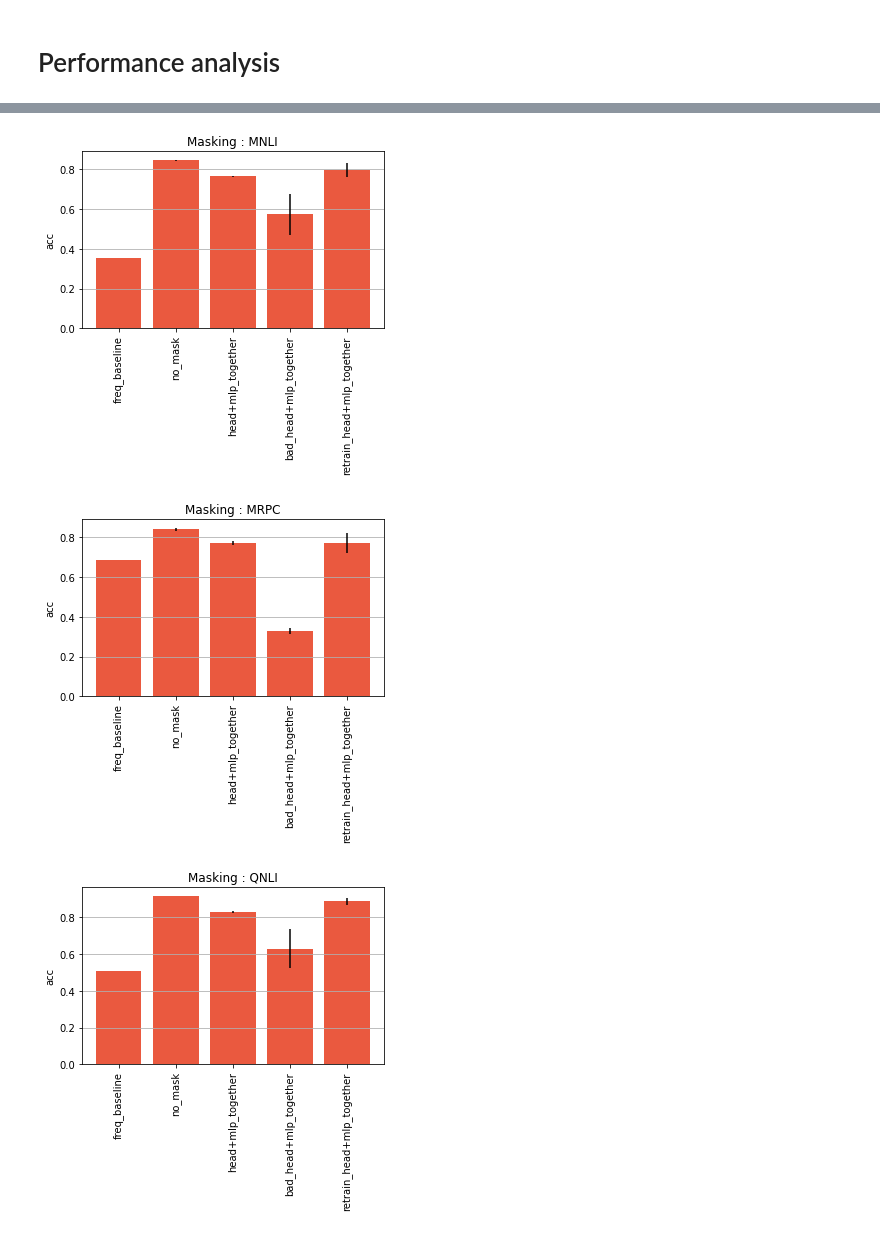
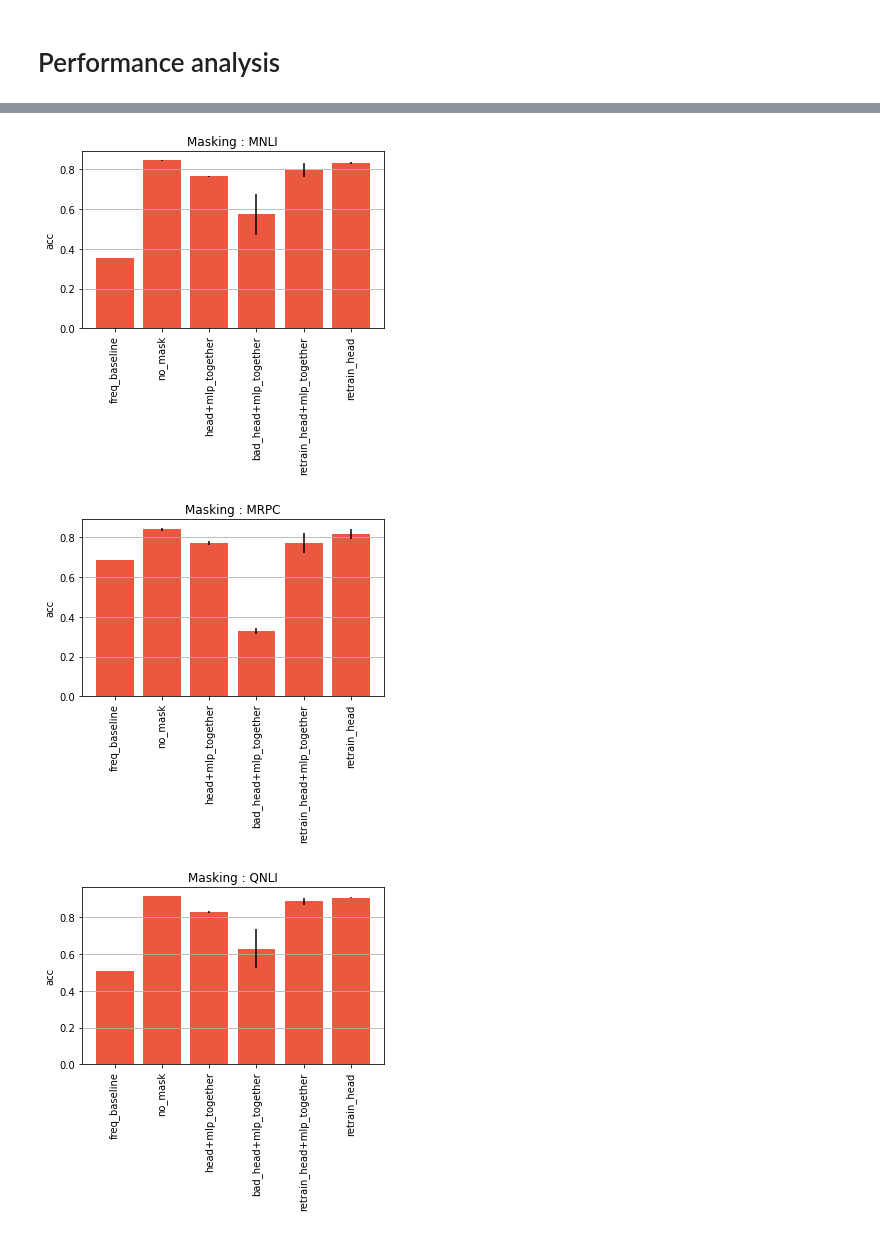
Before and after one commit to sai-prasanna/bert-experiments, a Jupyter notebook: experiment_analysis/mask_analysis.ipynb, the cells around one changed output, grey strips where cells are left out. Saved outputs shown, nothing was run; the diff lists cells and outputs as text; code cells hidden in the pictures.

Commit message:
Update mask analysis to show head alone retraining.

```diff
--- a/experiment_analysis/mask_analysis.ipynb
+++ b/experiment_analysis/mask_analysis.ipynb
@@ -283,7 +283,7 @@ name_path = {
 
     "retrain_head+mlp_together": evaluation_dir / "retrain_with_mlp_mask_head_mask_together" / "baseline" / "results.json",
 
-    # "retrain_head": evaluation_dir / "retrain_with_head_mask" / "baseline" / "results.json",
+    "retrain_head": evaluation_dir / "retrain_with_head_mask" / "baseline" / "results.json",
     # "retrain_head_random": evaluation_dir / "retrain_with_random_head_mask" / "baseline" / "results.json",
     # "retrain_head_invert": evaluation_dir / "retrain_with_invert_head_mask" / "baseline" / "results.json",
 }
@@ -320,3 +320,3 @@ plot_all_task_metrics(analyzed_metrics, "Masking")
-[figure, old version]
+[figure, new version]
-[figure, old version]
+[figure, new version]
-[figure, old version]
+[figure, new version]
```
Also changed, not shown: parts of 1 cell of this notebook.
